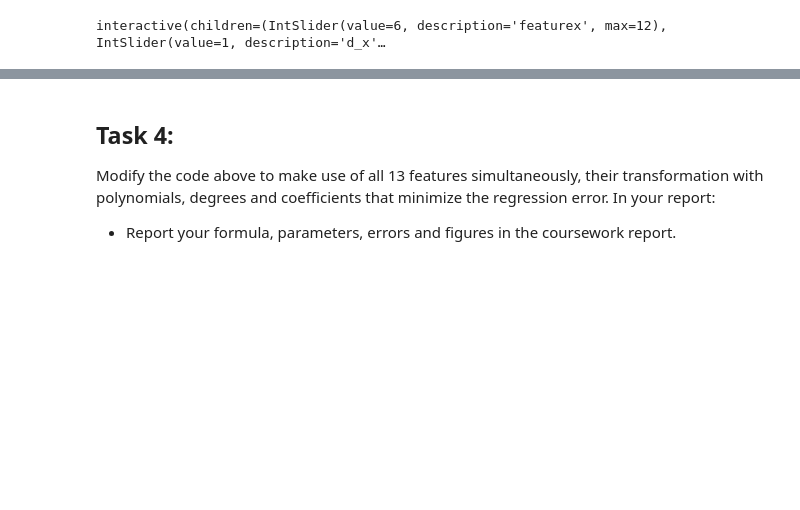
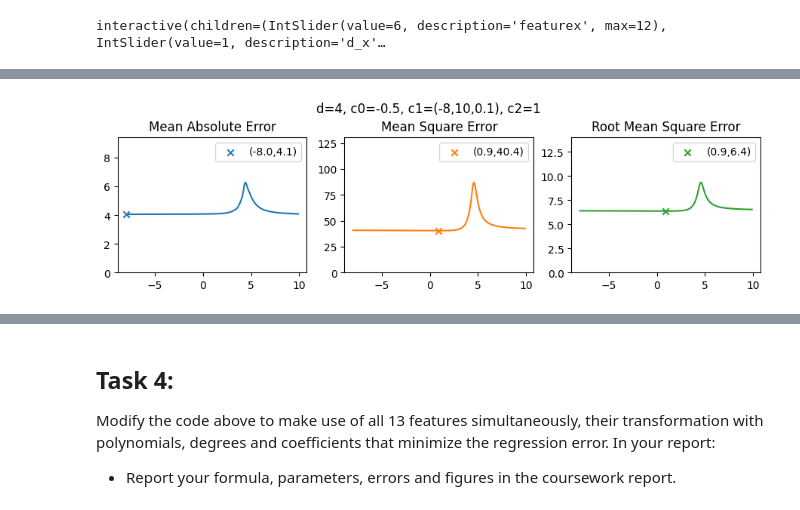
Before and after one commit to rachung2510/machine-learning-course, a Jupyter notebook: ML_non_linear_predictors.ipynb, the cells around one changed output, grey strips where cells are left out. Saved outputs shown, nothing was run; the diff lists cells and outputs as text; code cells hidden in the pictures; blank space fills up the shorter version.

```diff
--- a/ML_non_linear_predictors.ipynb
+++ b/ML_non_linear_predictors.ipynb
@@ -437,0 +533,4 @@ Based on trial and error, the chosen parameters are: feature = 5 (RM), $d_x = 4$
+# %%
+tune_params(d=[4], c0=[-0.5], c1=np.arange(-8,10,0.1), title="d=4, c0=-0.5, c1=(-8,10,0.1), c2=1")
+# %% [output]
+[figure, added]
```
Also changed, not shown: parts of 18 cells of this notebook.
